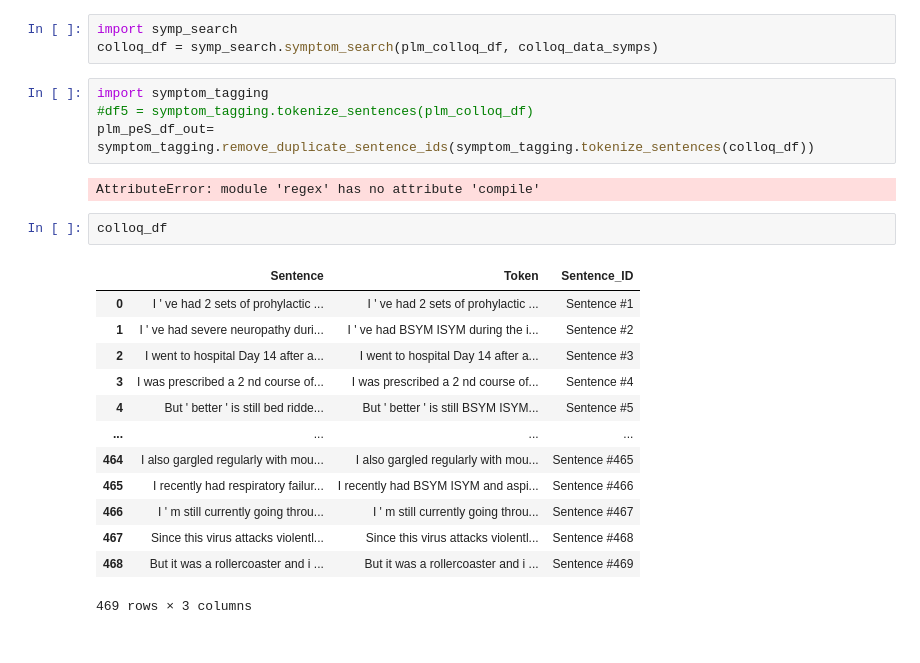
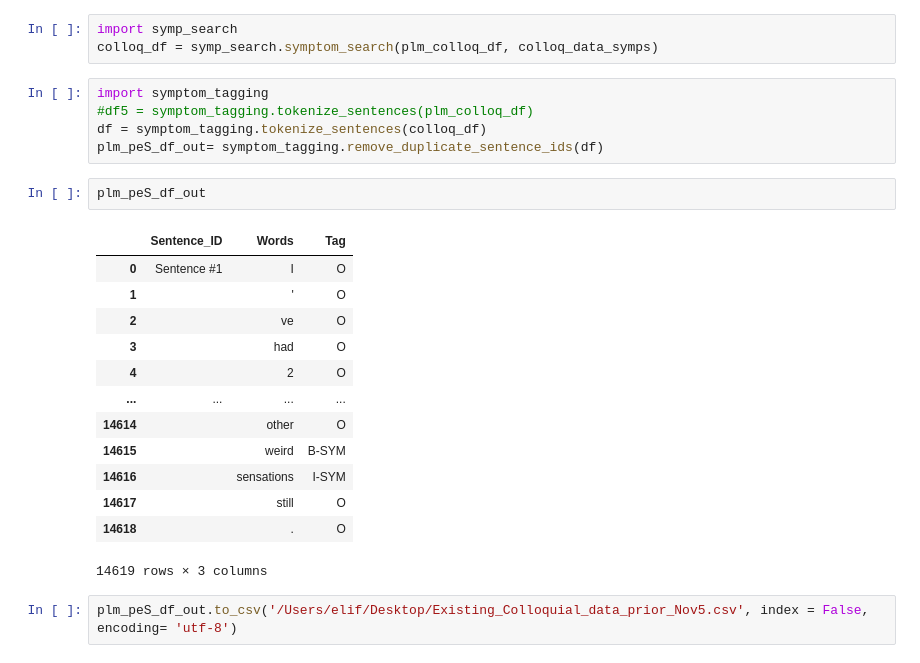
Before and after one commit to elif-tr/Covid19, a Jupyter notebook: Covid19_Colloquial_data.ipynb, the cells around one changed output. Saved outputs shown, nothing was run; the diff lists cells and outputs as text.

Commit message:
Colloquial and scraped data notebooks are working without any errors!

```diff
--- a/Covid19_Colloquial_data.ipynb
+++ b/Covid19_Colloquial_data.ipynb
@@ -118,22 +118,23 @@ colloq_df = symp_search.symptom_search(plm_colloq_df, colloq_data_symps)
 # %%
 import symptom_tagging
 #df5 = symptom_tagging.tokenize_sentences(plm_colloq_df)
-plm_peS_df_out= symptom_tagging.remove_duplicate_sentence_ids(symptom_tagging.tokenize_sentences(colloq_df))
+df = symptom_tagging.tokenize_sentences(colloq_df)
+plm_peS_df_out= symptom_tagging.remove_duplicate_sentence_ids(df)
-# %% [output]
-AttributeError: module 'regex' has no attribute 'compile'
-# %%
-colloq_df
-# %% [output]
-|  | Sentence | Token | Sentence_ID |
-| 0 | I ' ve had 2 sets of prohylactic ... | I ' ve had 2 sets of prohylactic ... | Sentence #1 |
-| 1 | I ' ve had severe neuropathy duri... | I ' ve had BSYM ISYM during the i... | Sentence #2 |
-| 2 | I went to hospital Day 14 after a... | I went to hospital Day 14 after a... | Sentence #3 |
-| 3 | I was prescribed a 2 nd course of... | I was prescribed a 2 nd course of... | Sentence #4 |
-| 4 | But ' better ' is still bed ridde... | But ' better ' is still BSYM ISYM... | Sentence #5 |
-| ... | ... | ... | ... |
-| 464 | I also gargled regularly with mou... | I also gargled regularly with mou... | Sentence #465 |
-| 465 | I recently had respiratory failur... | I recently had BSYM ISYM and aspi... | Sentence #466 |
-| 466 | I ' m still currently going throu... | I ' m still currently going throu... | Sentence #467 |
-| 467 | Since this virus attacks violentl... | Since this virus attacks violentl... | Sentence #468 |
-| 468 | But it was a rollercoaster and i ... | But it was a rollercoaster and i ... | Sentence #469 |
-469 rows × 3 columns
+# %%
+plm_peS_df_out
+# %% [output]
+|  | Sentence_ID | Words | Tag |
+| 0 | Sentence #1 | I | O |
+| 1 |  | ' | O |
+| 2 |  | ve | O |
+| 3 |  | had | O |
+| 4 |  | 2 | O |
+| ... | ... | ... | ... |
+| 14614 |  | other | O |
+| 14615 |  | weird | B-SYM |
+| 14616 |  | sensations | I-SYM |
+| 14617 |  | still | O |
+| 14618 |  | . | O |
+14619 rows × 3 columns
+# %%
+plm_peS_df_out.to_csv('/Users/elif/Desktop/Existing_Colloquial_data_prior_Nov5.csv', index = False, encoding= 'utf-8')
```
Also changed, not shown: 2 other files.
